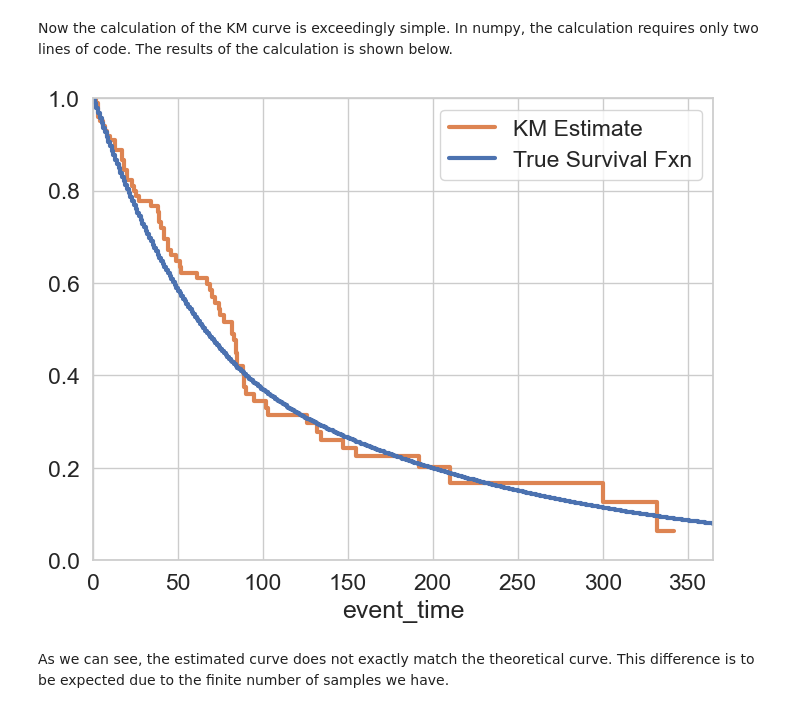
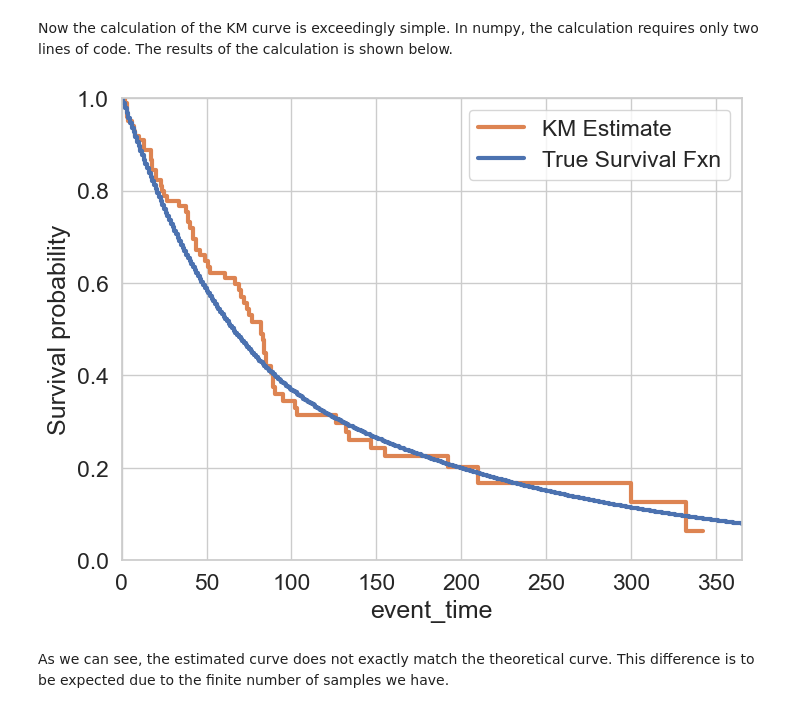
Before and after one commit to sprivite/blog, a Jupyter notebook: blog/kaplan_meier_log_rank.ipynb, the cells around one changed output. Saved outputs shown, nothing was run; the diff lists cells and outputs as text; code cells hidden in the pictures.

```diff
--- a/blog/kaplan_meier_log_rank.ipynb
+++ b/blog/kaplan_meier_log_rank.ipynb
@@ -216,33 +216,34 @@ def estimate_kaplan_meier_survival(
 # %%
 #| label: fig-survival-est
 #| fig-cap: "Comparison of true survival curve to survival curve estimated with Kaplan-Meier."
 #| include: true
 #| echo: false
 
 cohort_1_events_agg.loc[:, 'KM Estimate'] = estimate_kaplan_meier_survival(
     cohort_1_events_agg['n_events'], cohort_1_events_agg['at_risk'])
 cohort_1_events_agg.loc[:, 'survival_input'] = survival_function[cohort_1_events_agg.index]
 
 fig = plt.figure(figsize=(8,6))
 ax = sns.lineplot(
     data=cohort_1_events_agg[['KM Estimate']],
     linewidth=3,
     dashes=False,
     drawstyle='steps-post',
     palette=sns.color_palette()[1:2]
 )
 ax.plot(
     survival_function,
     drawstyle='steps-post',
     linewidth=3,
     label='True Survival Fxn',
     color=sns.color_palette()[0]
 )
 ax.legend()
 ax.set_ylim([0, 1])
+plt.ylabel('Survival probability')
 _ = ax.set_xlim([0, 365])
 # %% [output]
-[figure, old version]
+[figure, new version]
 # %% [markdown]
 As we can see, the estimated curve does not exactly match the theoretical curve. This difference is to be expected due to the finite number of samples we have.
 # %% [markdown]
```
Also changed, not shown: parts of 3 cells of this notebook, 8 other files.
